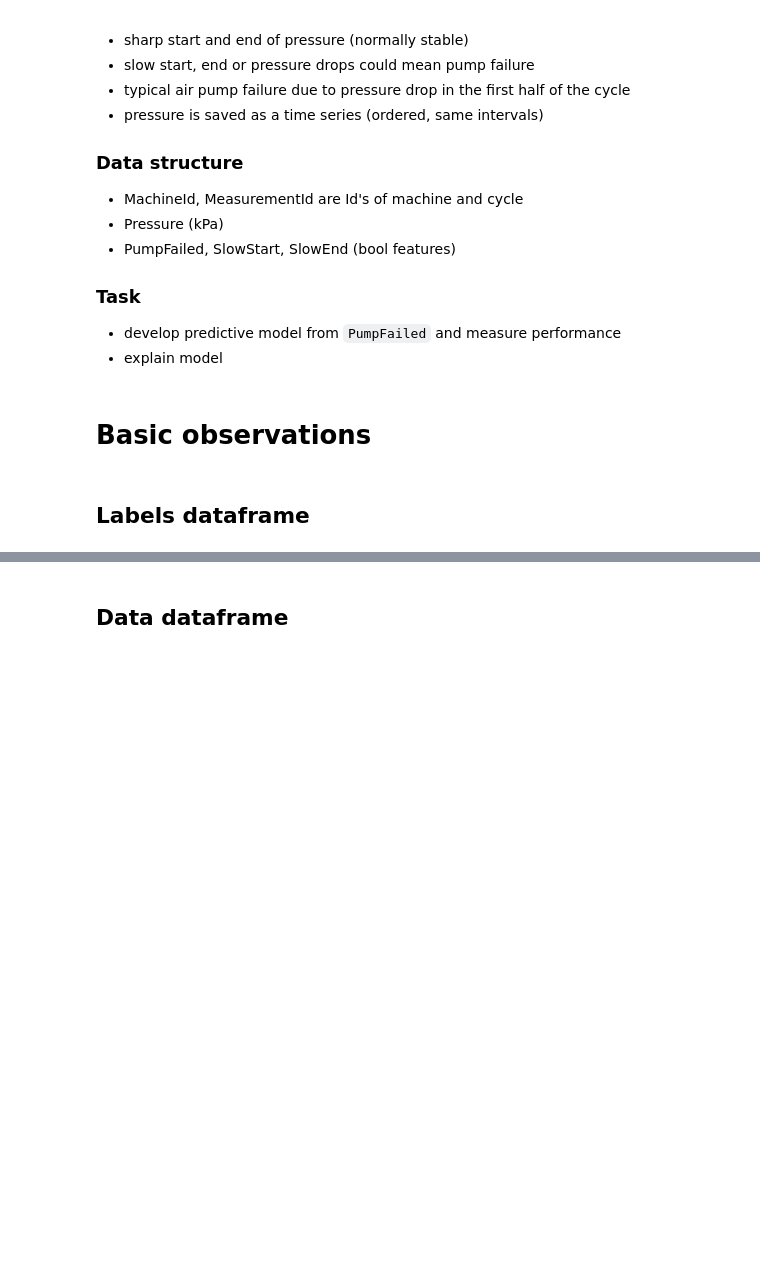
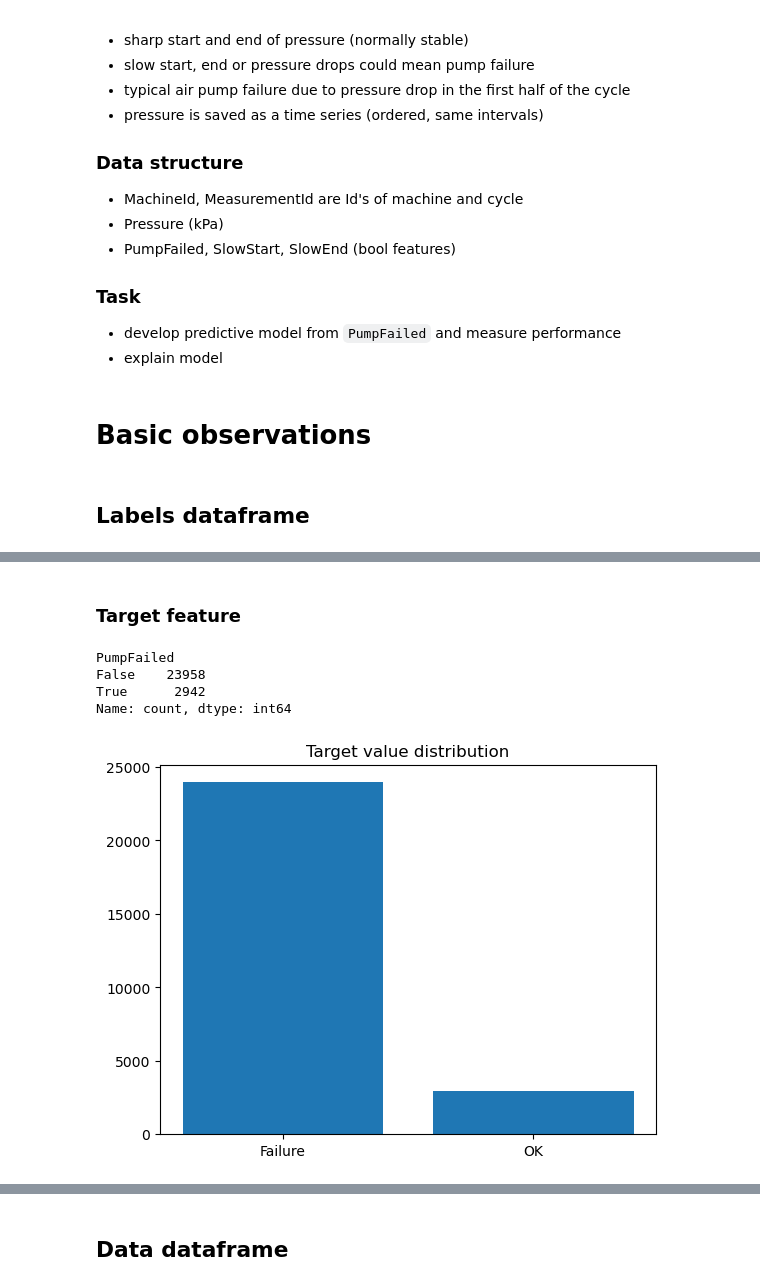
Before and after one commit to dufekja/AirPressureTask, a Jupyter notebook: analysis.ipynb, the cells around one changed output, grey strips where cells are left out. Saved outputs shown, nothing was run; the diff lists cells and outputs as text; code cells hidden in the pictures; blank space fills up the shorter version.

```diff
--- a/analysis.ipynb
+++ b/analysis.ipynb
@@ -93,0 +121,16 @@ df_labels[['PumpFailed', 'SlowStart', 'SlowEnd']].drop_duplicates()
+# %% [markdown]
+### Target feature
+# %%
+# check target value counts
+target_counts = df_labels['PumpFailed'].value_counts()
+display(target_counts)
+
+plt.bar(x=['Failure', 'OK'], height=target_counts)
+plt.title('Target value distribution')
+plt.show()
+# %% [output]
+PumpFailed
+False    23958
+True      2942
+Name: count, dtype: int64
+[figure, added]
```
Also changed, not shown: parts of 57 cells of this notebook.
